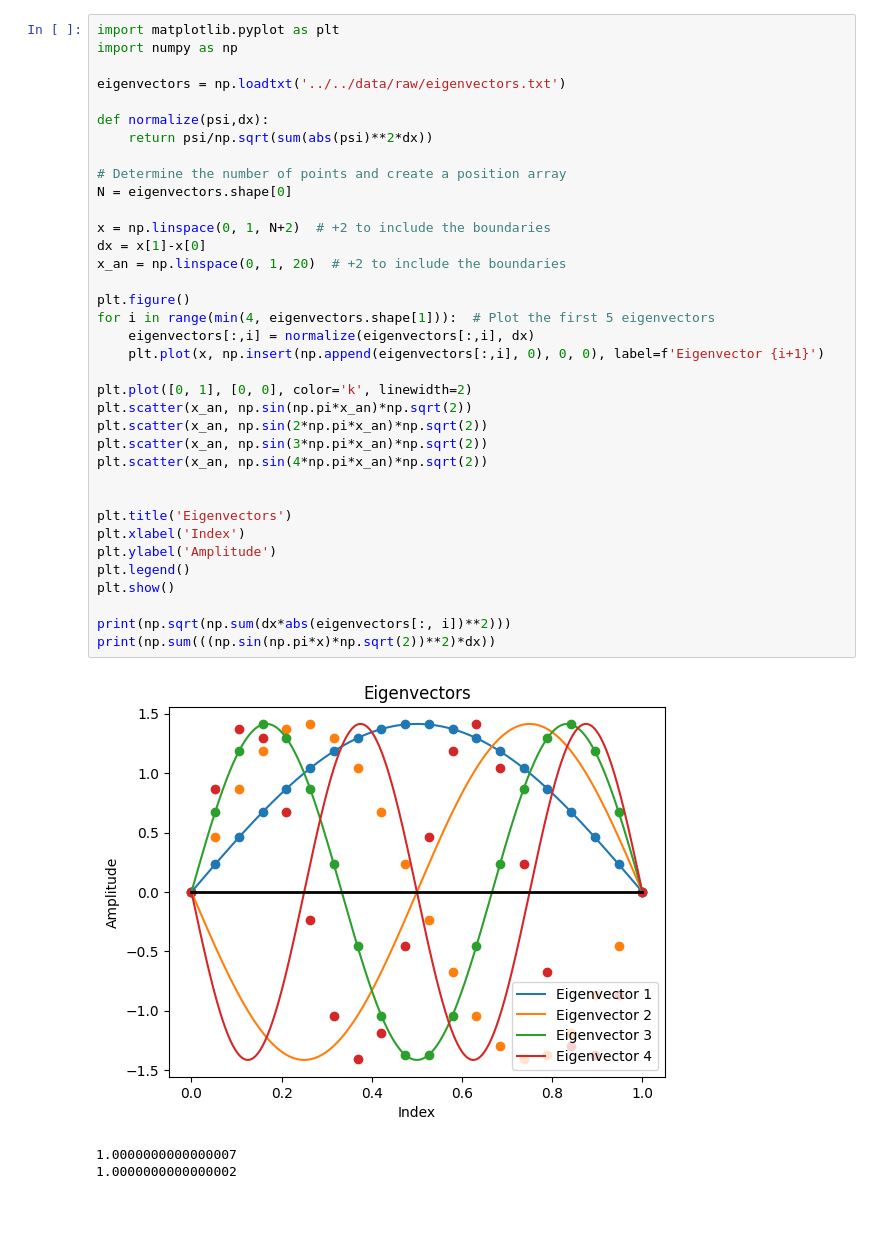
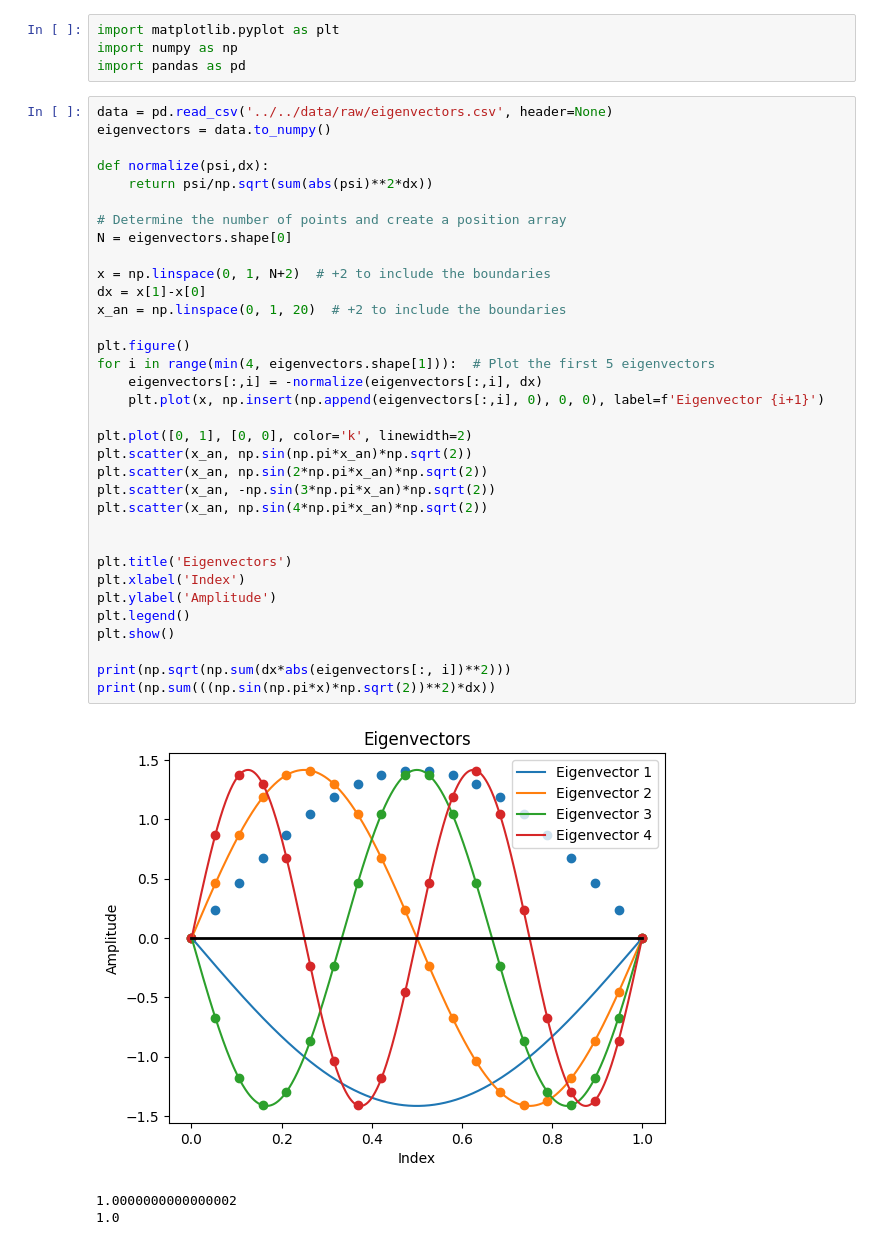
Before and after one commit to emilssp/Computational_Physics_v24, a Jupyter notebook: Quantum_Mechanics/src/python/plot.ipynb, the cells around one changed output. Cells and saved outputs as stored; diff of their text form; blank space fills up the shorter version.

```diff
--- a/Quantum_Mechanics/src/python/plot.ipynb
+++ b/Quantum_Mechanics/src/python/plot.ipynb
@@ -1,41 +1,43 @@
+# %%
+import matplotlib.pyplot as plt
+import numpy as np
+import pandas as pd
 # %%
-import matplotlib.pyplot as plt
-import numpy as np
-
-eigenvectors = np.loadtxt('../../data/raw/eigenvectors.txt')
+data = pd.read_csv('../../data/raw/eigenvectors.csv', header=None)
+eigenvectors = data.to_numpy()
 
 def normalize(psi,dx):
     return psi/np.sqrt(sum(abs(psi)**2*dx))
 
 # Determine the number of points and create a position array
 N = eigenvectors.shape[0]
 
 x = np.linspace(0, 1, N+2)  # +2 to include the boundaries
 dx = x[1]-x[0]
 x_an = np.linspace(0, 1, 20)  # +2 to include the boundaries
 
 plt.figure()
 for i in range(min(4, eigenvectors.shape[1])):  # Plot the first 5 eigenvectors
-    eigenvectors[:,i] = normalize(eigenvectors[:,i], dx)
+    eigenvectors[:,i] = -normalize(eigenvectors[:,i], dx)
     plt.plot(x, np.insert(np.append(eigenvectors[:,i], 0), 0, 0), label=f'Eigenvector {i+1}')
 
 plt.plot([0, 1], [0, 0], color='k', linewidth=2)
 plt.scatter(x_an, np.sin(np.pi*x_an)*np.sqrt(2))
 plt.scatter(x_an, np.sin(2*np.pi*x_an)*np.sqrt(2))
-plt.scatter(x_an, np.sin(3*np.pi*x_an)*np.sqrt(2))
+plt.scatter(x_an, -np.sin(3*np.pi*x_an)*np.sqrt(2))
 plt.scatter(x_an, np.sin(4*np.pi*x_an)*np.sqrt(2))
 
 
 plt.title('Eigenvectors')
 plt.xlabel('Index')
 plt.ylabel('Amplitude')
 plt.legend()
 plt.show()
 
 print(np.sqrt(np.sum(dx*abs(eigenvectors[:, i])**2)))
 print(np.sum(((np.sin(np.pi*x)*np.sqrt(2))**2)*dx))
 # %% [output]
-[figure, old version]
+[figure, new version]
-1.0000000000000007
 1.0000000000000002
+1.0
 # %%
```
Also changed, not shown: parts of 2 cells of this notebook, 29 other files.
